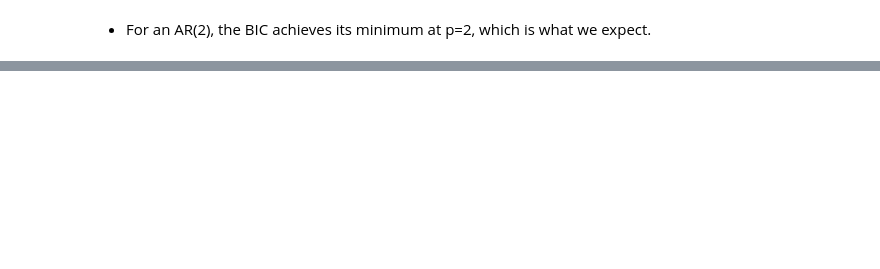
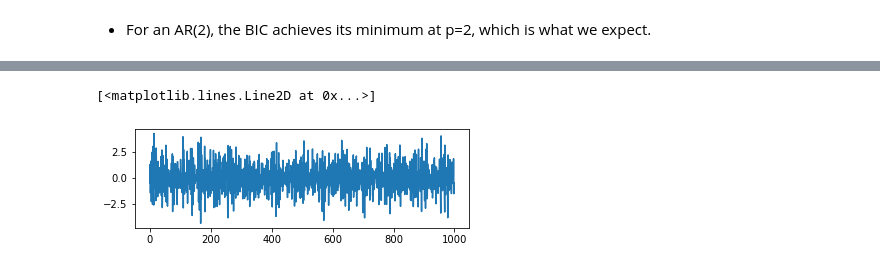
Before and after one commit to naikshubham/Forecasting-using-Python, a Jupyter notebook: Time-Series-Analysis/Time Series Analysis.ipynb, the cells around one changed output, grey strips where cells are left out. Drawn from its saved outputs; the diff is of its cells as text; code cells hidden in the pictures; blank space fills up the shorter version.

```diff
--- a/Time-Series-Analysis/Time Series Analysis.ipynb
+++ b/Time-Series-Analysis/Time Series Analysis.ipynb
@@ -957,0 +962,11 @@ plt.show()
+# %%
+# Plot 1: MA parameter = -0.9
+plt.subplot(2,1,1)
+ar1 = np.array([1])
+ma1 = np.array([1, -0.9])
+MA_object1 = ArmaProcess(ar1, ma1)
+simulated_data_1 = MA_object1.generate_sample(nsample=1000)
+plt.plot(simulated_data_1)
+# %% [output]
+[<matplotlib.lines.Line2D at 0x...>]
+[figure, added]
```
Also changed, not shown: parts of 31 cells of this notebook.
